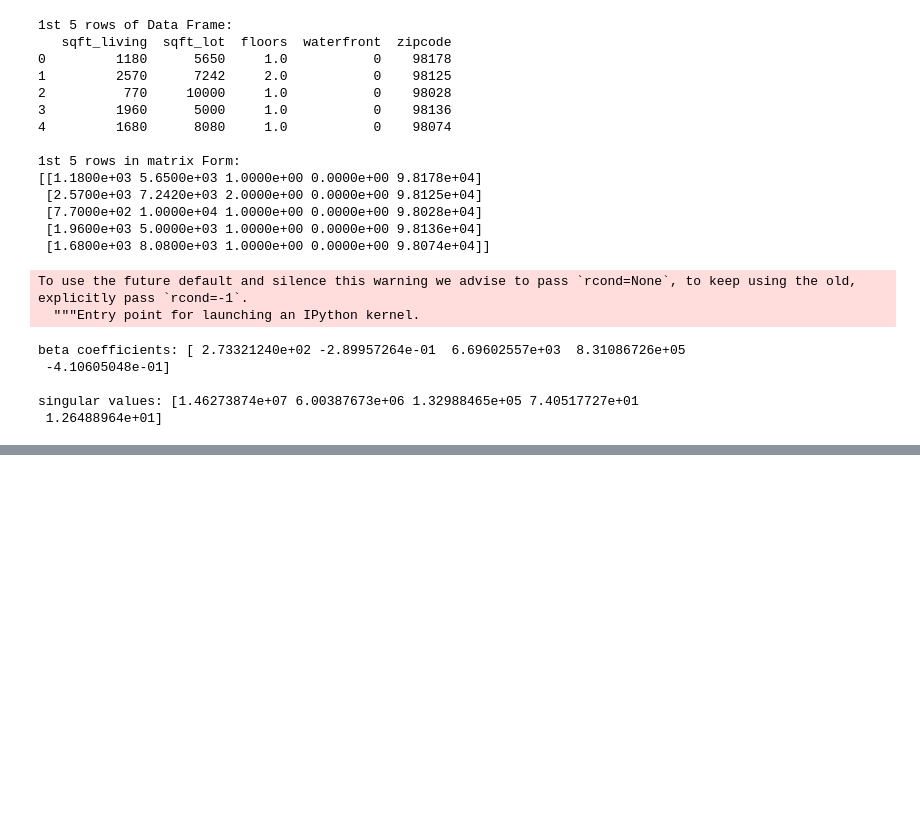
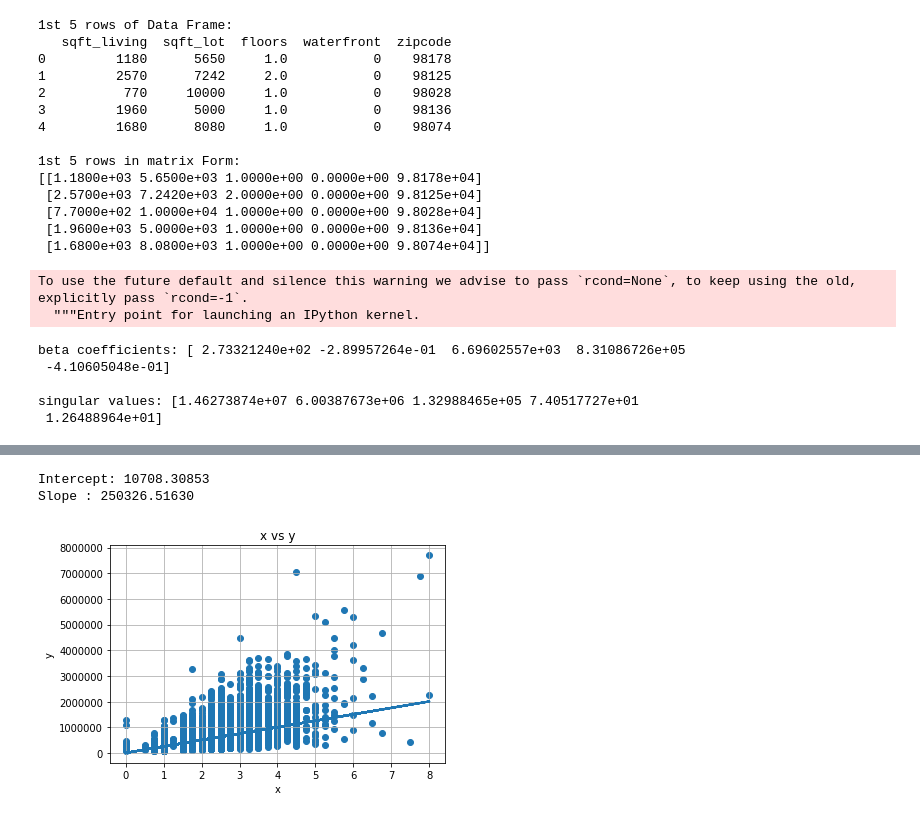
Before and after one commit to KDrab/house_regressions, a Jupyter notebook: linears.ipynb, the cells around one changed output, grey strips where cells are left out. Saved outputs shown, nothing was run; the diff lists cells and outputs as text; code cells hidden in the pictures; blank space fills up the shorter version.

Commit message:
added some more lin regressions, edited unnecessary cells

```diff
--- a/linears.ipynb
+++ b/linears.ipynb
@@ -95,18 +76,19 @@ beta coefficients: [ 2.73321240e+02 -2.89957264e-01  6.69602557e+03  8.31086726e
 singular values: [1.46273874e+07 6.00387673e+06 1.32988465e+05 7.40517727e+01
  1.26488964e+01]
 # %%
-# Living Space
-living = pd.DataFrame({'x':home_vars['sqft_living'], 'y':price})
-linear_model1 = linear_model.LinearRegression()
-x_input = living['x'].values.reshape(n_points, 1)
-y_output = living['y'].values.reshape(n_points, 1)
-linear_model1.fit(x_input, y_output)
-y_pred = linear_model1.predict(x_input)
-plt.scatter(x_input, y_output)
-plt.plot(x_input, y_pred, linewidth=2)
-plt.grid(True)
-plt.xlabel('x')
-plt.ylabel('y')
-plt.title('x vs y')
-print('Intercept: {0:.5f}'.format(linear_model1.intercept_[0]))
-print('Slope : {0:.5f}'.format(linear_model1.coef_[0][0]))
+# AUXILIARY FUNCTIONS
+def linearize(xdata):
+    frame = pd.DataFrame({'x':xdata, 'y':price})
+    linear_model1 = linear_model.LinearRegression()
+    x_input = frame['x'].values.reshape(n_points, 1)
+    y_output = frame['y'].values.reshape(n_points, 1)
+    linear_model1.fit(x_input, y_output)
+    y_pred = linear_model1.predict(x_input)
+    plt.scatter(x_input, y_output)
+    plt.plot(x_input, y_pred, linewidth=2)
+    plt.grid(True)
+    plt.xlabel('x')
+    plt.ylabel('y')
+    plt.title('x vs y')
+    print('Intercept: {0:.5f}'.format(linear_model1.intercept_[0]))
+    print('Slope : {0:.5f}'.format(linear_model1.coef_[0][0]))
@@ -175,0 +102,6 @@ Slope : 174588.81258
+# %%
+linearize(houses['bathrooms'])
+# %% [output]
+Intercept: 10708.30853
+Slope : 250326.51630
+[figure, added]
```
Also changed, not shown: parts of 16 cells of this notebook.
